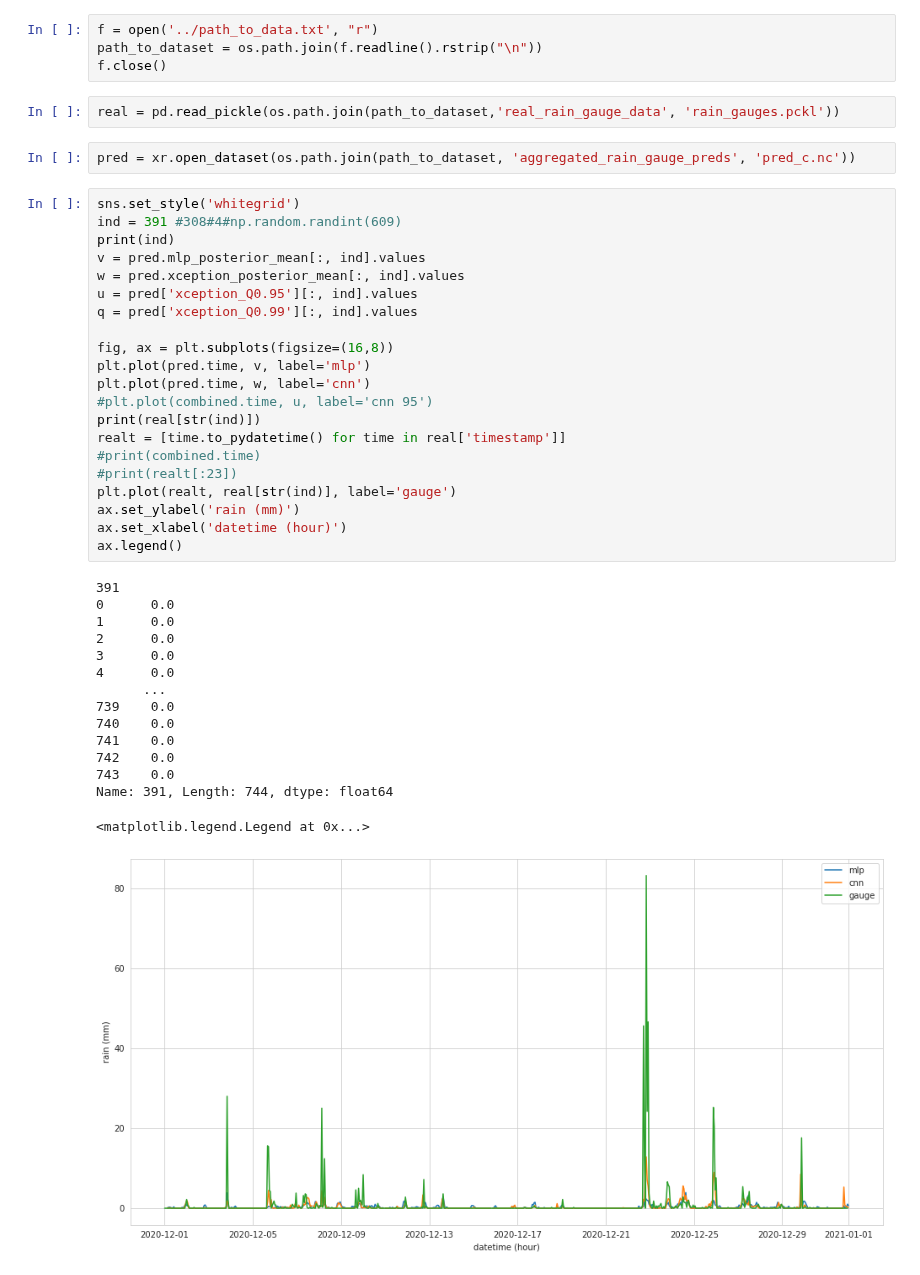
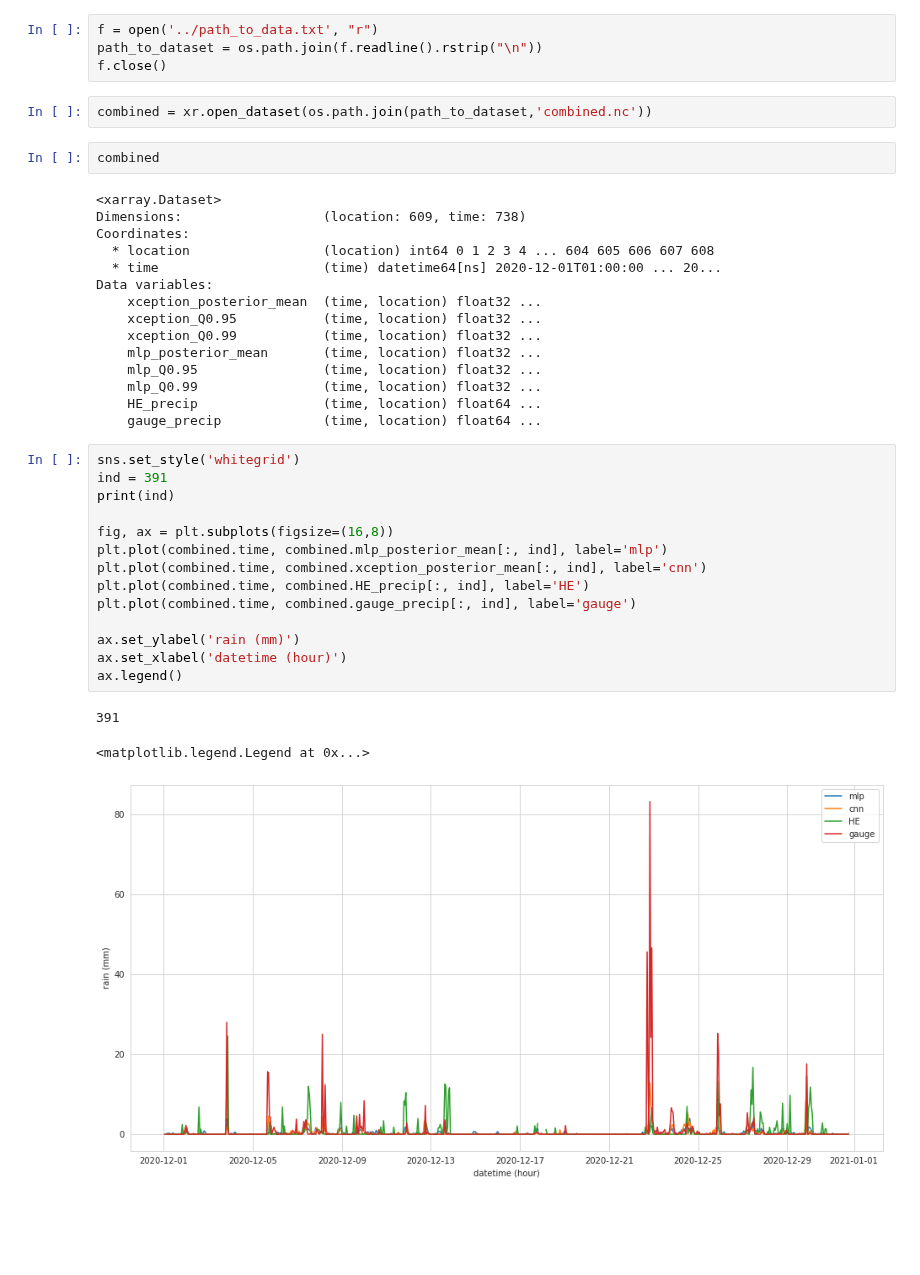
Before and after one commit to ingridingemarsson/geostat-masters-thesis, a Jupyter notebook: notebooks/compare.ipynb, the cells around one changed output. Saved outputs shown, nothing was run; the diff lists cells and outputs as text; blank space fills up the shorter version.

Commit message:
Combined to single netCDF xarray dataset

```diff
--- a/notebooks/compare.ipynb
+++ b/notebooks/compare.ipynb
@@ -18,44 +18,40 @@ import quantnn
 f = open('../path_to_data.txt', "r")
 path_to_dataset = os.path.join(f.readline().rstrip("\n"))
 f.close()
-# %%
-real = pd.read_pickle(os.path.join(path_to_dataset,'real_rain_gauge_data', 'rain_gauges.pckl'))
 # %%
-pred = xr.open_dataset(os.path.join(path_to_dataset, 'aggregated_rain_gauge_preds', 'pred_c.nc'))
+combined = xr.open_dataset(os.path.join(path_to_dataset,'combined.nc'))
+# %%
+combined
+# %% [output]
+<xarray.Dataset>
+Dimensions:                  (location: 609, time: 738)
+Coordinates:
+  * location                 (location) int64 0 1 2 3 4 ... 604 605 606 607 608
+  * time                     (time) datetime64[ns] 2020-12-01T01:00:00 ... 20...
+Data variables:
+    xception_posterior_mean  (time, location) float32 ...
+    xception_Q0.95           (time, location) float32 ...
+    xception_Q0.99           (time, location) float32 ...
+    mlp_posterior_mean       (time, location) float32 ...
+    mlp_Q0.95                (time, location) float32 ...
+    mlp_Q0.99                (time, location) float32 ...
+    HE_precip                (time, location) float64 ...
+    gauge_precip             (time, location) float64 ...
 # %%
 sns.set_style('whitegrid')
-ind = 391 #308#4#np.random.randint(609)
+ind = 391
 print(ind)
-v = pred.mlp_posterior_mean[:, ind].values
-w = pred.xception_posterior_mean[:, ind].values
-u = pred['xception_Q0.95'][:, ind].values
-q = pred['xception_Q0.99'][:, ind].values
 
 fig, ax = plt.subplots(figsize=(16,8))
-plt.plot(pred.time, v, label='mlp')
-plt.plot(pred.time, w, label='cnn')
-#plt.plot(combined.time, u, label='cnn 95')
-print(real[str(ind)])
-realt = [time.to_pydatetime() for time in real['timestamp']]
-#print(combined.time)
-#print(realt[:23])
-plt.plot(realt, real[str(ind)], label='gauge')
+plt.plot(combined.time, combined.mlp_posterior_mean[:, ind], label='mlp')
+plt.plot(combined.time, combined.xception_posterior_mean[:, ind], label='cnn')
+plt.plot(combined.time, combined.HE_precip[:, ind], label='HE')
+plt.plot(combined.time, combined.gauge_precip[:, ind], label='gauge')
+
 ax.set_ylabel('rain (mm)')
 ax.set_xlabel('datetime (hour)')
 ax.legend()
 # %% [output]
 391
-0      0.0
-1      0.0
-2      0.0
-3      0.0
-4      0.0
-      ...
-739    0.0
-740    0.0
-741    0.0
-742    0.0
-743    0.0
-Name: 391, Length: 744, dtype: float64
 <matplotlib.legend.Legend at 0x...>
-[figure, old version]
+[figure, new version]
```
Also changed, not shown: parts of 14 cells of this notebook, 2 other files.
